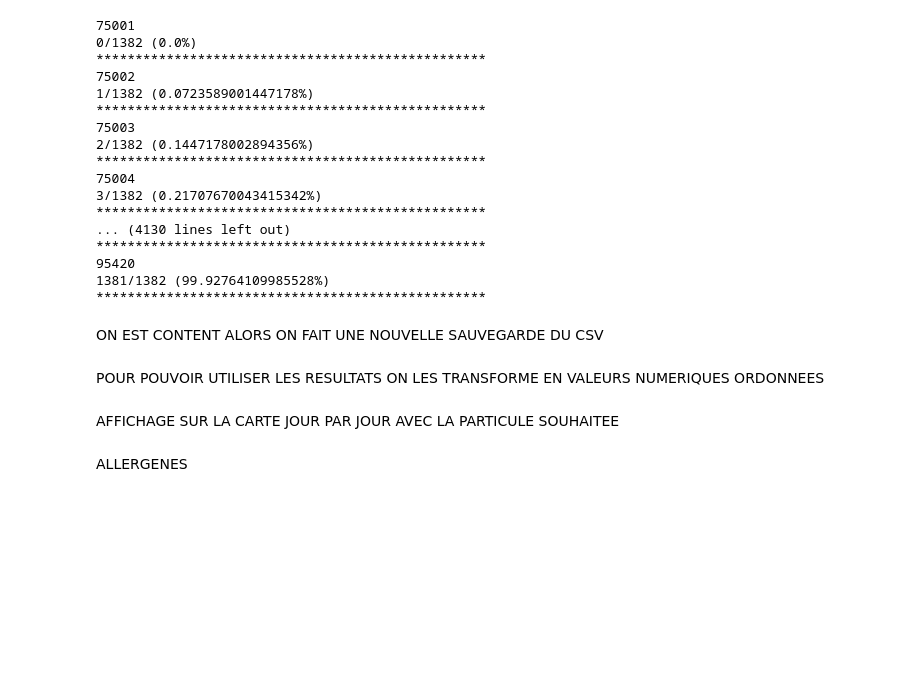
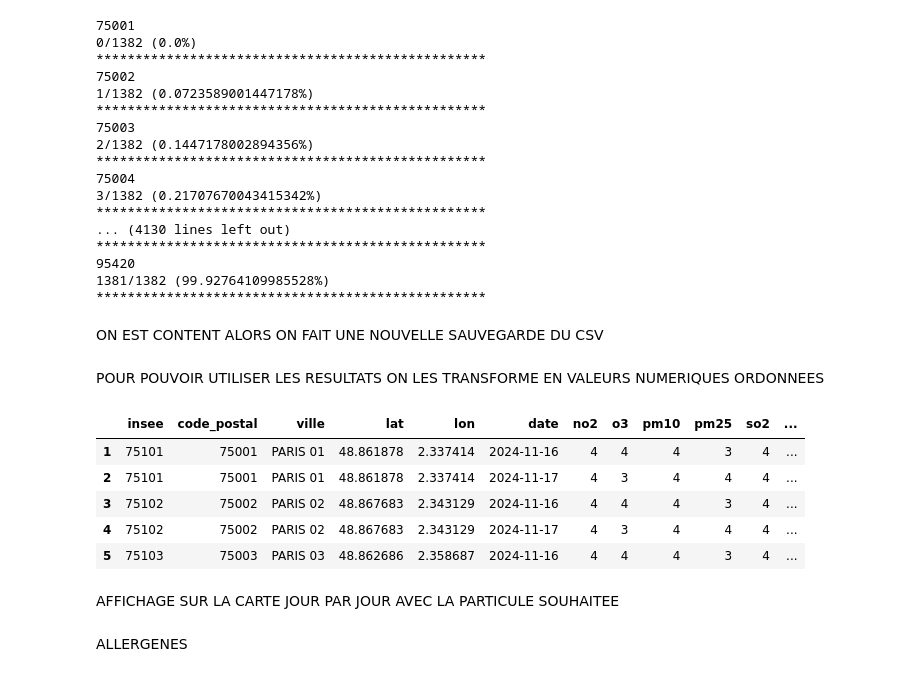
Before and after one commit to charlesmitt/exercices_jedha_python, a Jupyter notebook: Exercices perso/airparif/airparif.ipynb, the cells around one changed output. Saved outputs shown, nothing was run; the diff lists cells and outputs as text; code cells hidden in the pictures; blank space fills up the shorter version.

```diff
--- a/Exercices perso/airparif/airparif.ipynb
+++ b/Exercices perso/airparif/airparif.ipynb
@@ -36,3 +36,13 @@ for i in range(len(data_insee)-1):
         code_postal = data_insee.iloc[i,2]
         nom= data_insee.iloc[i,1]
         df_idf.loc[len(df_idf)+1]= (insee, code_postal, nom)
+# %%
+filename = 'backup_idf_avec_coordonnees.csv'
+
+if filename in os.listdir("csv/"):
+    on_a_deja_les_coordonnees = True
+    print("le fichier existe")
+    df_idf_avec_coordonnees = pd.DataFrame(pd.read_csv('csv/'+filename), dtype='str')
+else:
+    print("Le fichier existe pas")
+    on_a_deja_les_coordonnees = False
@@ -99,0 +143,10 @@ RECUPERATION DES ESTIMATIONS POUR LES PROCHAINS JOURS POUR TOUTES LES VILLES D'I
+# %%
+filename_data = f'{datetime.datetime.today().strftime('%Y-%m-%d')}-backup_data_valeurs.csv'
+
+if filename_data in os.listdir("csv//"):
+    print("le fichier existe")
+    on_a_deja_les_datas_du_jour = True
+    data_valeurs = pd.DataFrame(pd.read_csv('csv/'+filename_data), dtype='str')
+else:
+    on_a_deja_les_datas_du_jour = False
+    print("Le fichier existe pas")
@@ -156,6 +217,18 @@ data_valeurs['pm10'] = data_valeurs['pm10'].map(mapping)
 data_valeurs['pm25'] = data_valeurs['pm25'].map(mapping)
 data_valeurs['so2'] = data_valeurs['so2'].map(mapping)
 data_valeurs['indice'] = data_valeurs['indice'].map(mapping)
+# %%
+data_valeurs['lat'] = data_valeurs['lat'].astype('float64')
+data_valeurs['lon'] = data_valeurs['lon'].astype('float64')
+# %%
+data_valeurs.head()
+# %% [output]
+|  | insee | code_postal | ville | lat | lon | date | no2 | o3 | pm10 | pm25 | so2 | ... |
+| 1 | 75101 | 75001 | PARIS 01 | 48.861878 | 2.337414 | 2024-11-16 | 4 | 4 | 4 | 3 | 4 | ... |
+| 2 | 75101 | 75001 | PARIS 01 | 48.861878 | 2.337414 | 2024-11-17 | 4 | 3 | 4 | 4 | 4 | ... |
+| 3 | 75102 | 75002 | PARIS 02 | 48.867683 | 2.343129 | 2024-11-16 | 4 | 4 | 4 | 3 | 4 | ... |
+| 4 | 75102 | 75002 | PARIS 02 | 48.867683 | 2.343129 | 2024-11-17 | 4 | 3 | 4 | 4 | 4 | ... |
+| 5 | 75103 | 75003 | PARIS 03 | 48.862686 | 2.358687 | 2024-11-16 | 4 | 4 | 4 | 3 | 4 | ... |
 # %% [markdown]
 AFFICHAGE SUR LA CARTE JOUR PAR JOUR AVEC LA PARTICULE SOUHAITEE
 # %%
```
Also changed, not shown: parts of 12 cells of this notebook, 8 other files.
